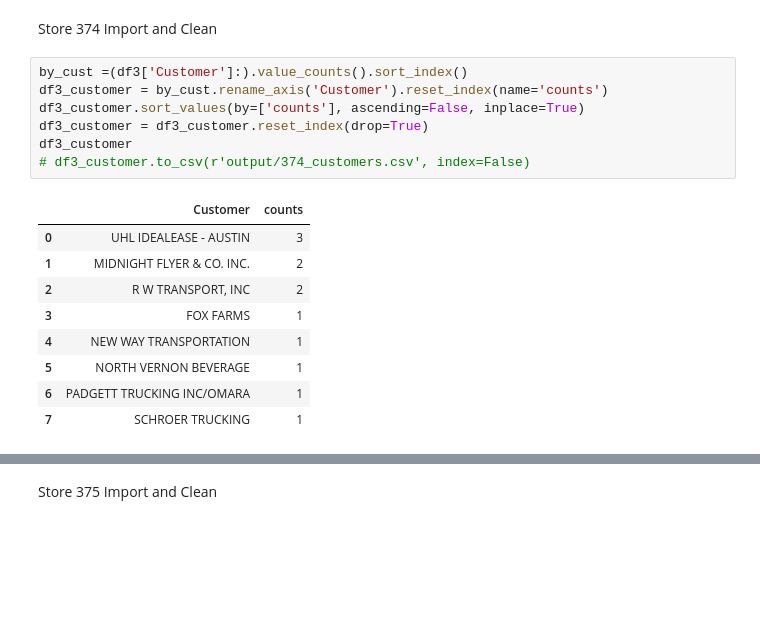
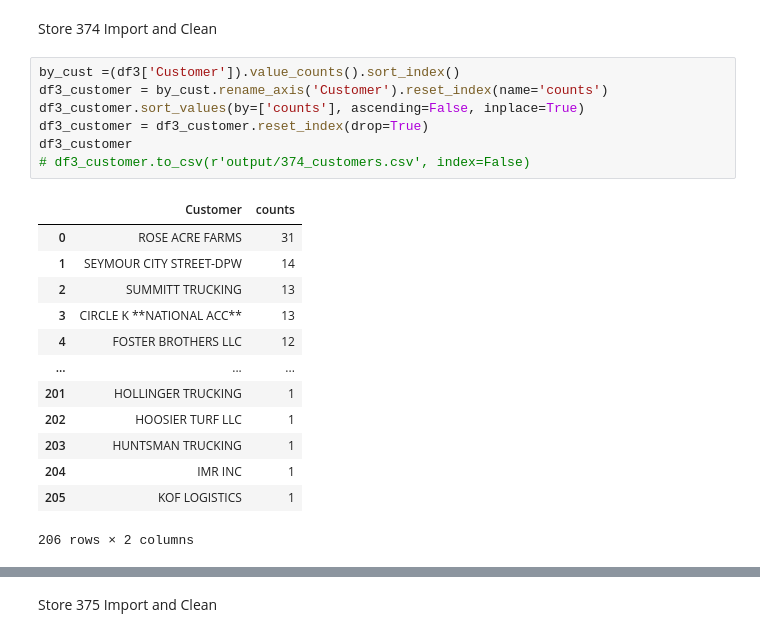
Before and after one commit to dmorton714/vis, a Jupyter notebook: final.ipynb, the cells around one changed output, grey strips where cells are left out. Cells and saved outputs as stored; diff of their text form; blank space fills up the shorter version.

```diff
--- a/final.ipynb
+++ b/final.ipynb
@@ -249,22 +276,26 @@ plt.savefig('output/373_gnp.jpg', dpi=100, bbox_inches = 'tight')
 # %% [markdown]
 Store 374 Import and Clean
 # %%
-by_cust =(df3['Customer']:).value_counts().sort_index()
+by_cust =(df3['Customer']).value_counts().sort_index()
 df3_customer = by_cust.rename_axis('Customer').reset_index(name='counts')
 df3_customer.sort_values(by=['counts'], ascending=False, inplace=True)
 df3_customer = df3_customer.reset_index(drop=True)
 df3_customer
 # df3_customer.to_csv(r'output/374_customers.csv', index=False)
 # %% [output]
 |  | Customer | counts |
-| 0 | UHL IDEALEASE - AUSTIN | 3 |
-| 1 | MIDNIGHT FLYER & CO. INC. | 2 |
-| 2 | R W TRANSPORT, INC | 2 |
-| 3 | FOX FARMS | 1 |
-| 4 | NEW WAY TRANSPORTATION | 1 |
-| 5 | NORTH VERNON BEVERAGE | 1 |
-| 6 | PADGETT TRUCKING INC/OMARA | 1 |
-| 7 | SCHROER TRUCKING | 1 |
+| 0 | ROSE ACRE FARMS | 31 |
+| 1 | SEYMOUR CITY STREET-DPW | 14 |
+| 2 | SUMMITT TRUCKING | 13 |
+| 3 | CIRCLE K **NATIONAL ACC** | 13 |
+| 4 | FOSTER BROTHERS LLC | 12 |
+| ... | ... | ... |
+| 201 | HOLLINGER TRUCKING | 1 |
+| 202 | HOOSIER TURF LLC | 1 |
+| 203 | HUNTSMAN TRUCKING | 1 |
+| 204 | IMR INC | 1 |
+| 205 | KOF LOGISTICS | 1 |
+206 rows × 2 columns
 # %%
 # x-coordinates of left sides of bars
 left = dfg3['Date']
```
Also changed, not shown: parts of 15 cells of this notebook, 20 other files.
